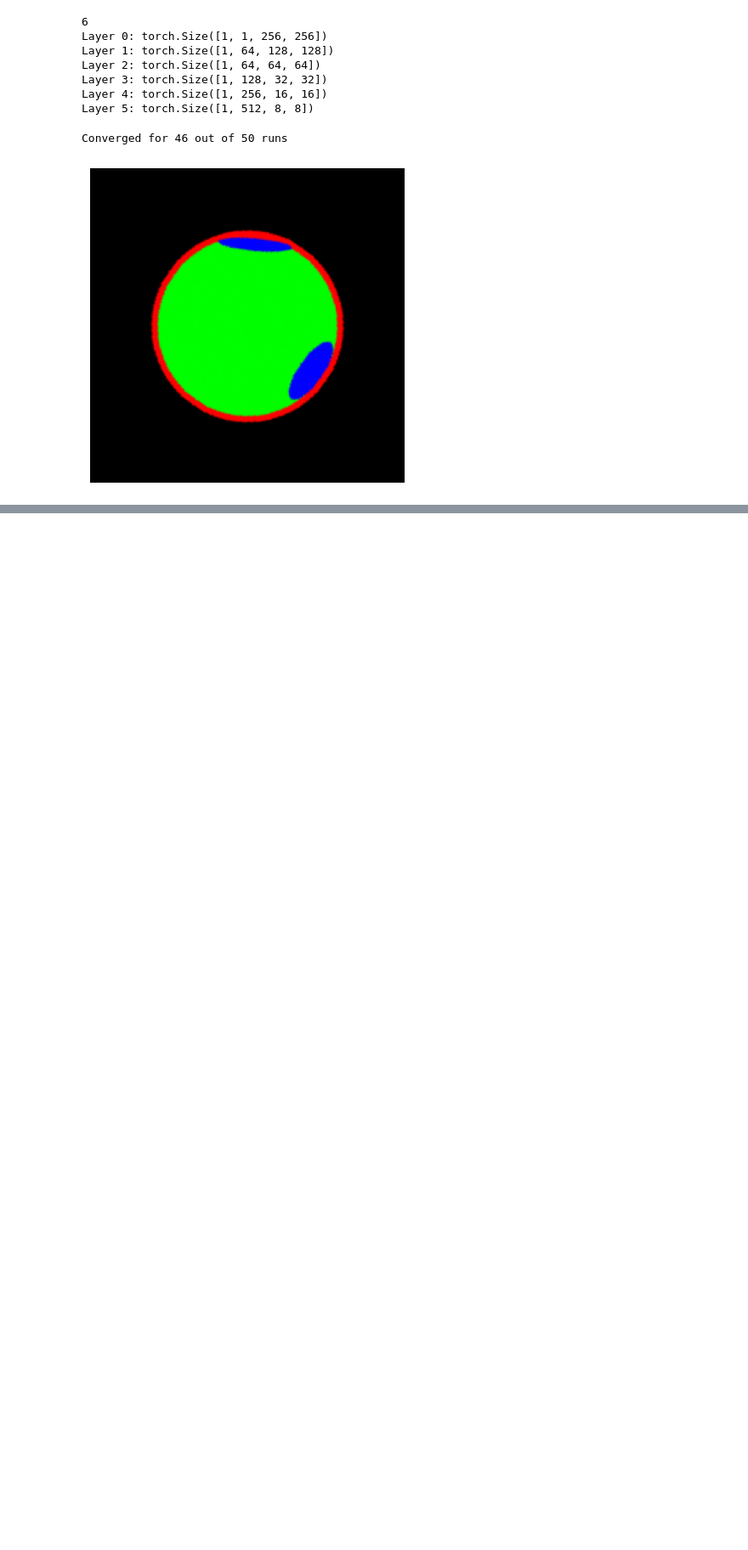
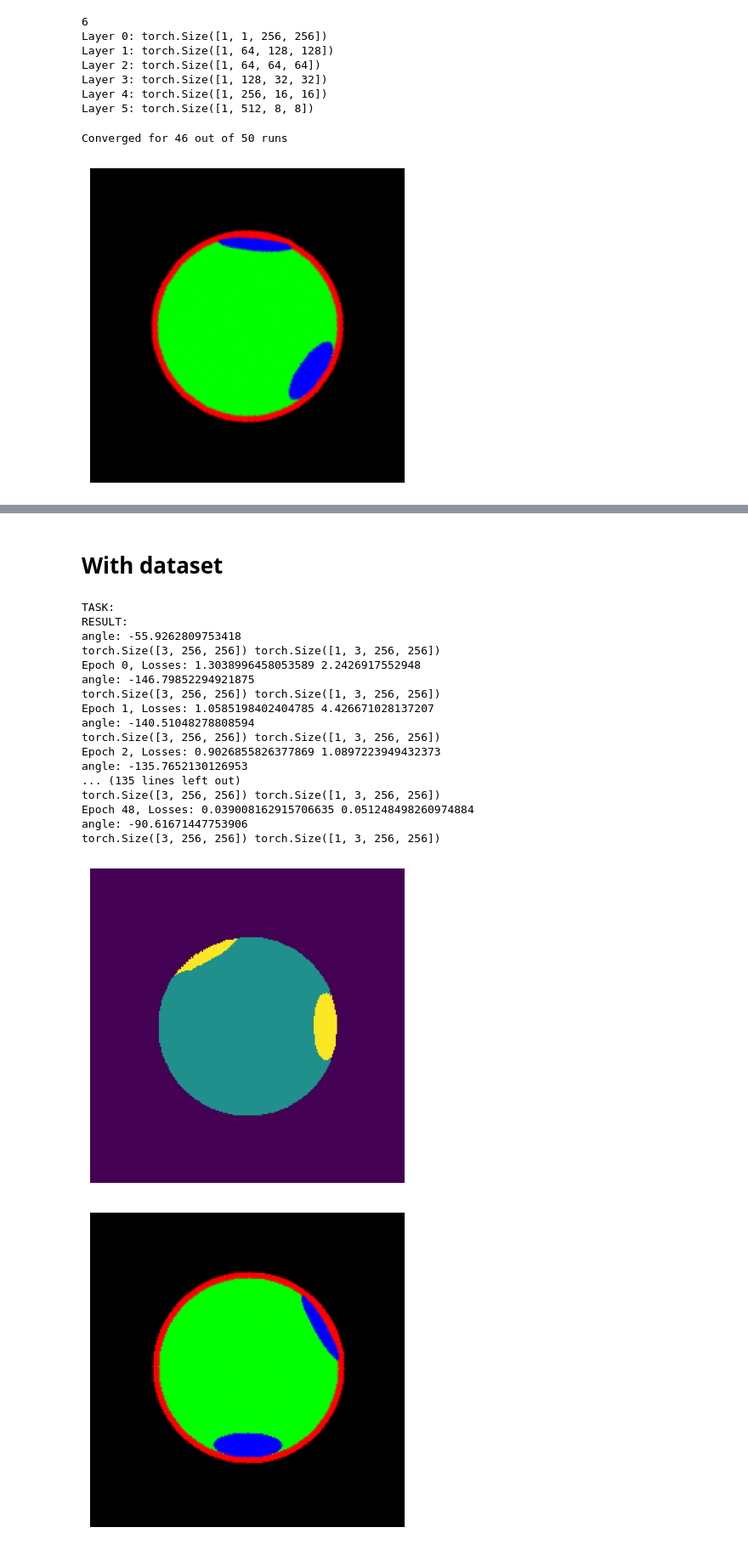
Before and after one commit to majklost/ctu-constraints, a Jupyter notebook: notebooks/ex1/first_draft.ipynb, the cells around one changed output, grey strips where cells are left out. Shown at 85% size. Drawn from its saved outputs; the diff is of its cells as text; code cells hidden in the pictures; blank space fills up the shorter version.

```diff
--- a/notebooks/ex1/first_draft.ipynb
+++ b/notebooks/ex1/first_draft.ipynb
@@ -122,6 +111,8 @@ show_torch_image(differentiable_rotation(template.unsqueeze(0).float(), torch.te
 # %% [output]
 [figure]
 # %%
+from constraints.models.affine import TwoBranch
+
 torch.manual_seed(22)
 model = TwoBranch()
 model.train()
@@ -141,8 +132,8 @@ print("RESULT:")
 H,W = mask.shape[1], mask.shape[2]
 for epoch in range(100):
     optimizer.zero_grad()
-    decoded, angle = model(img.unsqueeze(0).float())
-    rotated_template = differentiable_rotation(template.float().unsqueeze(0), angle)
+    decoded, angle, translation = model(img.unsqueeze(0).float())
+    rotated_template = differentiable_rigid(template.float().unsqueeze(0), angle, dx=translation[:, 0], dy=translation[:, 1])
     print("angle:", rad2deg(angle).item())
     loss1_val = loss1(decoded, mask_target.unsqueeze(0))
     loss2_val =  100 * loss2(mask.float().unsqueeze(0), rotated_template.unsqueeze(0))
@@ -230,0 +154,59 @@ angle: -11.646554946899414
+# %% [markdown]
+# With dataset
+# %%
+from constraints.generators import AffineSampleBound, ArteryGeneratorAffine, ROT_ONLY
+from constraints.models.affine import TwoBranch
+from constraints.losses import CentroidLoss
+trn_dataset = ArteryGeneratorAffine(fixed_seed=22,sample_specs=ROT_ONLY,num_samples=1000,speckle=0.1)
+example = trn_dataset[1]
+img = example['img']
+mask = example['mask']
+template = example['template']
+model = TwoBranch()
+optimizer = torch.optim.Adam(model.parameters(), lr=1e-3)
+loss1 = torch.nn.CrossEntropyLoss()
+loss2 = CentroidLoss()
+
+print("TASK:")
+# show_torch_image(mask)
+# show_torch_image(template)
+print("RESULT:")
+H,W = mask.shape[1], mask.shape[2]
+for epoch in range(100):
+    model.train()
+    optimizer.zero_grad()
+    decoded, angle, translation = model(img.unsqueeze(0).float())
+    rotated_template = differentiable_rigid(template.float().unsqueeze(0), angle, dx=translation[:, 0], dy=translation[:, 1])
+    print("angle:", rad2deg(angle).item())
+    loss1_val = loss1(decoded, mask_target.unsqueeze(0))
+    print(mask.shape, rotated_template.shape)
+    loss2_val =  100 * loss2(mask.float().unsqueeze(0), rotated_template.float())
+    loss = loss1_val + loss2_val
+    loss.backward()
+
+    optimizer.step()
+    if (epoch+1) % 50 == 0:
+        show_torch_image(torch.argmax(decoded[0], dim=0))
+        show_torch_image(rotated_template)
+
+    print(f"Epoch {epoch}, Losses: {loss1_val.item()} {loss2_val.item()}")
+# %% [output]
+TASK:
+RESULT:
+angle: -55.9262809753418
+torch.Size([3, 256, 256]) torch.Size([1, 3, 256, 256])
+Epoch 0, Losses: 1.3038996458053589 2.2426917552948
+angle: -146.79852294921875
+torch.Size([3, 256, 256]) torch.Size([1, 3, 256, 256])
+Epoch 1, Losses: 1.0585198402404785 4.426671028137207
+angle: -140.51048278808594
+torch.Size([3, 256, 256]) torch.Size([1, 3, 256, 256])
+Epoch 2, Losses: 0.9026855826377869 1.0897223949432373
+angle: -135.7652130126953
+... (135 lines left out)
+torch.Size([3, 256, 256]) torch.Size([1, 3, 256, 256])
+Epoch 48, Losses: 0.039008162915706635 0.051248498260974884
+angle: -90.61671447753906
+torch.Size([3, 256, 256]) torch.Size([1, 3, 256, 256])
+[figure, added]
+[figure, added]
```
Also changed, not shown: parts of 8 cells of this notebook, 10 other files.
